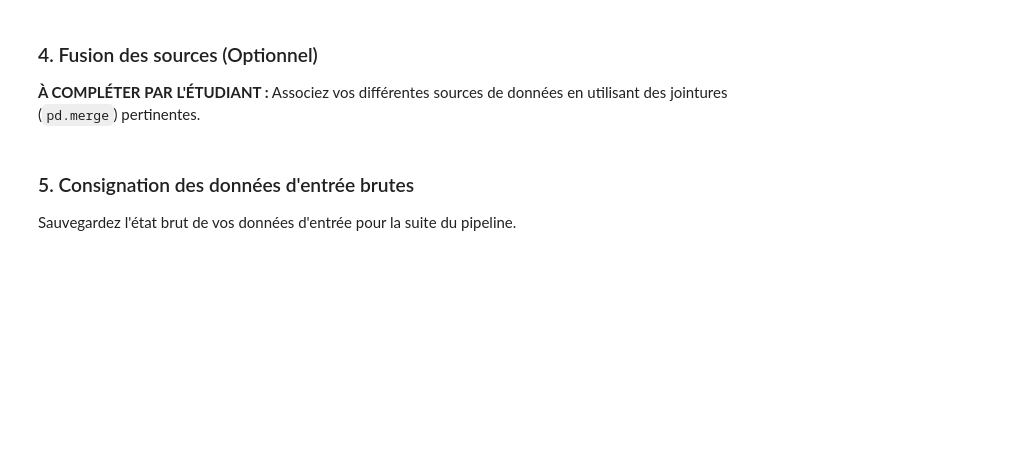
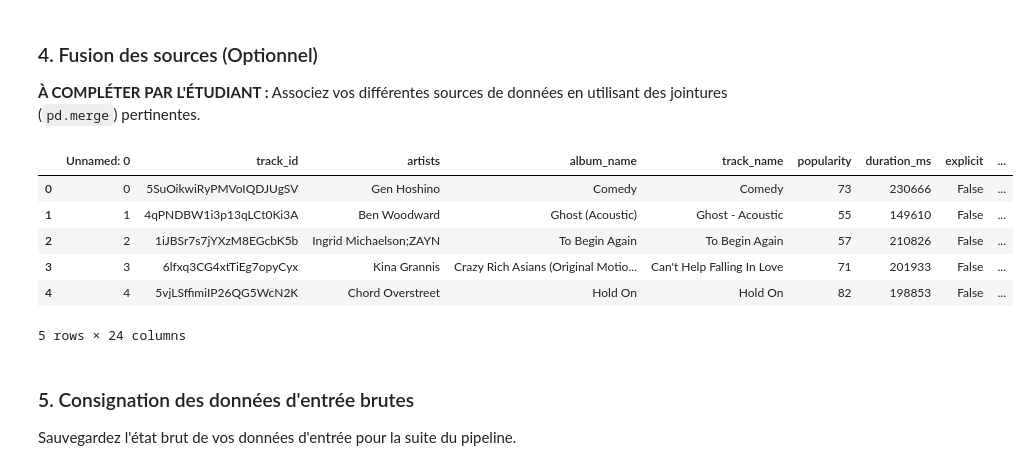
Before and after one commit to aya550/aptispace-datascience-projet, a Jupyter notebook: notebooks/01_acquisition.ipynb, the cells around one changed output. Cells and saved outputs as stored; diff of their text form; code cells hidden in the pictures; blank space fills up the shorter version.

```diff
--- a/notebooks/01_acquisition.ipynb
+++ b/notebooks/01_acquisition.ipynb
@@ -60,0 +81,17 @@ categories_info.head()
+# %%
+# TODO: Récupérer/générer ou charger vos données secondaires
+categories_info = pd.DataFrame({
+    'track_genre': ['acoustic', 'pop', 'rock', 'hip-hop', 'jazz',
+                    'classical', 'electronic', 'r-n-b', 'latin', 'metal'],
+    'description': ['Sons naturels', 'Grand public', 'Guitares électriques',
+                    'Rap & Beat', 'Improvisation', 'Musique savante',
+                    'Synthétiseurs', 'Rythme & Blues', 'Influences latines',
+                    'Son agressif'],
+    'energie_moyenne_attendue': [0.4, 0.7, 0.8, 0.65, 0.4,
+                                  0.2, 0.85, 0.6, 0.75, 0.9],
+    'coef_popularite': [0.9, 1.5, 1.2, 1.4, 0.8,
+                        0.7, 1.1, 1.3, 1.2, 0.8]
+})
+
+print("Données secondaires prêtes :")
+categories_info.head()
@@ -65,8 +110,16 @@ categories_info.head()
 Associez vos différentes sources de données en utilisant des jointures (`pd.merge`) pertinentes.
 # %%
 # TODO: Effectuer la jointure de vos tables si nécessaire
-df_merged = pd.merge(df_main, categories_info, on='category', how='left')
+df_merged = pd.merge(df_main, categories_info, on='track_genre', how='left')
 df_merged.head()
+# %% [output]
+|  | Unnamed: 0 | track_id | artists | album_name | track_name | popularity | duration_ms | explicit | ... |
+| 0 | 0 | 5SuOikwiRyPMVoIQDJUgSV | Gen Hoshino | Comedy | Comedy | 73 | 230666 | False | ... |
+| 1 | 1 | 4qPNDBW1i3p13qLCt0Ki3A | Ben Woodward | Ghost (Acoustic) | Ghost - Acoustic | 55 | 149610 | False | ... |
+| 2 | 2 | 1iJBSr7s7jYXzM8EGcbK5b | Ingrid Michaelson;ZAYN | To Begin Again | To Begin Again | 57 | 210826 | False | ... |
+| 3 | 3 | 6lfxq3CG4xtTiEg7opyCyx | Kina Grannis | Crazy Rich Asians (Original Motio... | Can't Help Falling In Love | 71 | 201933 | False | ... |
+| 4 | 4 | 5vjLSffimiIP26QG5WcN2K | Chord Overstreet | Hold On | Hold On | 82 | 198853 | False | ... |
+5 rows × 24 columns
 # %% [markdown]
 ### 5. Consignation des données d'entrée brutes
 
```
Also changed, not shown: parts of 7 cells of this notebook, 3 other files.
